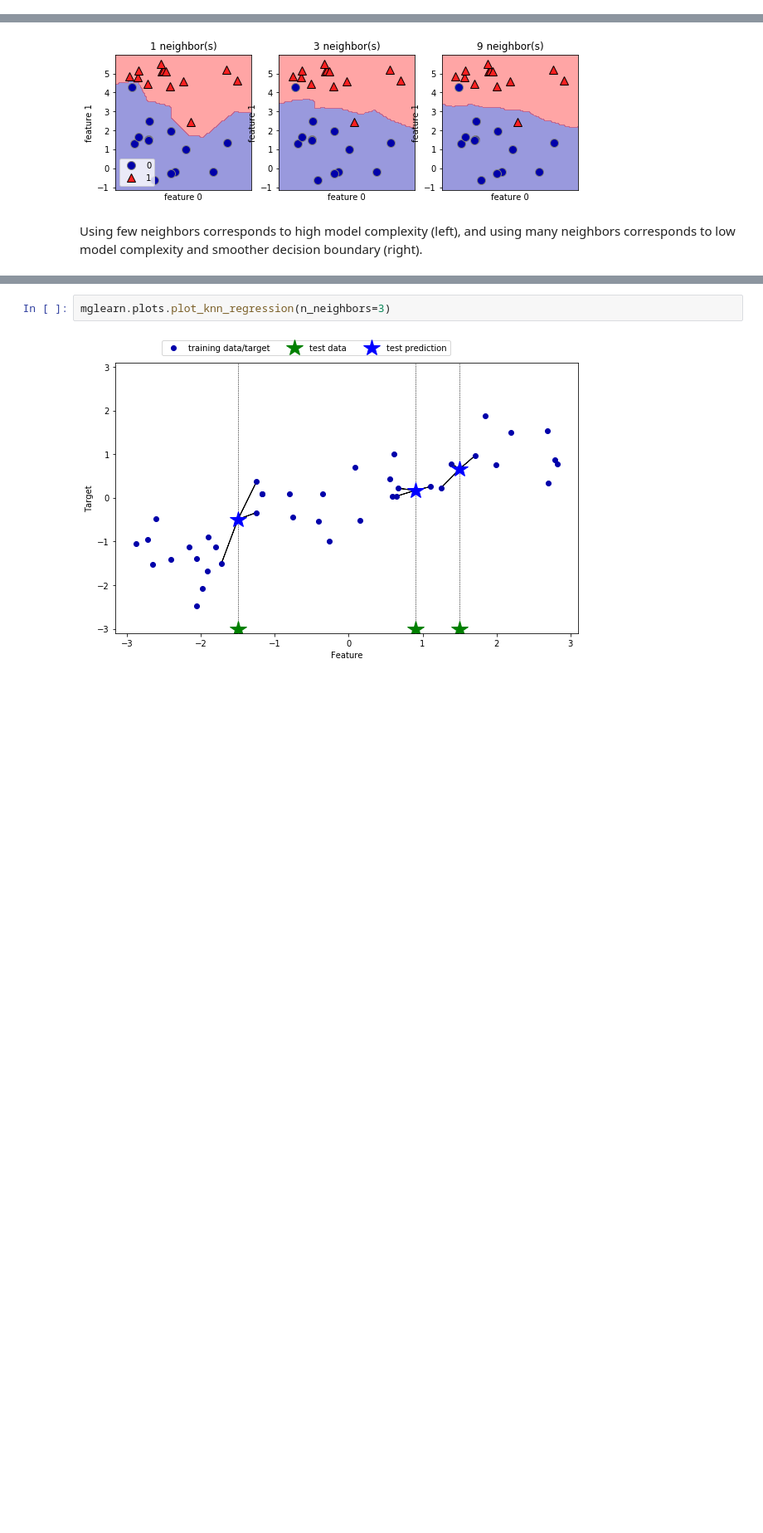
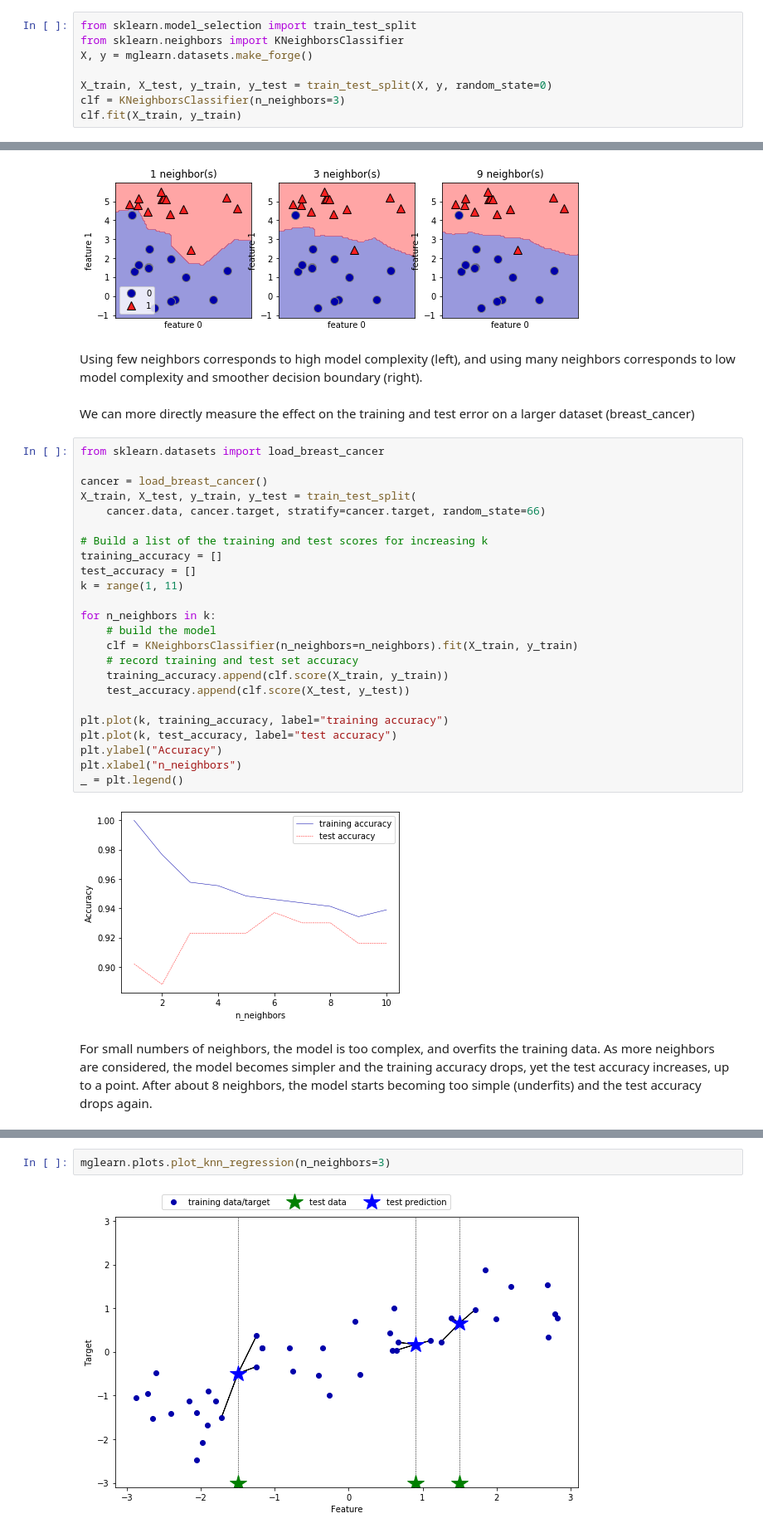
Before and after one commit to ML-course/engineer, a Jupyter notebook: notebooks/01 - Introduction.ipynb, the cells around one changed output, grey strips where cells are left out. Shown at 83% size. Saved outputs shown, nothing was run; the diff lists cells and outputs as text; blank space fills up the shorter version.

```diff
--- a/notebooks/01 - Introduction.ipynb
+++ b/notebooks/01 - Introduction.ipynb
@@ -969,0 +1173,8 @@ mglearn.plots.plot_knn_classification(n_neighbors=3)
+# %%
+from sklearn.model_selection import train_test_split
+from sklearn.neighbors import KNeighborsClassifier
+X, y = mglearn.datasets.make_forge()
+
+X_train, X_test, y_train, y_test = train_test_split(X, y, random_state=0)
+clf = KNeighborsClassifier(n_neighbors=3)
+clf.fit(X_train, y_train)
@@ -985,5 +1204,35 @@ _ = axes[0].legend(loc=3)
 [figure]
 # %% [markdown]
 Using few neighbors corresponds to high model complexity (left), and using many neighbors corresponds to low model complexity and smoother decision boundary (right).
+# %% [markdown]
+We can more directly measure the effect on the training and test error on a larger dataset (breast_cancer)
+# %%
+from sklearn.datasets import load_breast_cancer
+
+cancer = load_breast_cancer()
+X_train, X_test, y_train, y_test = train_test_split(
+    cancer.data, cancer.target, stratify=cancer.target, random_state=66)
+
+# Build a list of the training and test scores for increasing k
+training_accuracy = []
+test_accuracy = []
+k = range(1, 11)
+
+for n_neighbors in k:
+    # build the model
+    clf = KNeighborsClassifier(n_neighbors=n_neighbors).fit(X_train, y_train)
+    # record training and test set accuracy
+    training_accuracy.append(clf.score(X_train, y_train))
+    test_accuracy.append(clf.score(X_test, y_test))
+
+plt.plot(k, training_accuracy, label="training accuracy")
+plt.plot(k, test_accuracy, label="test accuracy")
+plt.ylabel("Accuracy")
+plt.xlabel("n_neighbors")
+_ = plt.legend()
+# %% [output]
+[figure, added]
+# %% [markdown]
+For small numbers of neighbors, the model is too complex, and overfits the training data. As more neighbors are considered, the model becomes simpler and the training accuracy drops, yet the test accuracy increases, up to a point. After about 8 neighbors, the model starts becoming too simple (underfits) and the test accuracy drops again.
 # %% [markdown]
 ## k-Neighbors Regression
```
Also changed, not shown: parts of 78 cells of this notebook, 2 other files.
